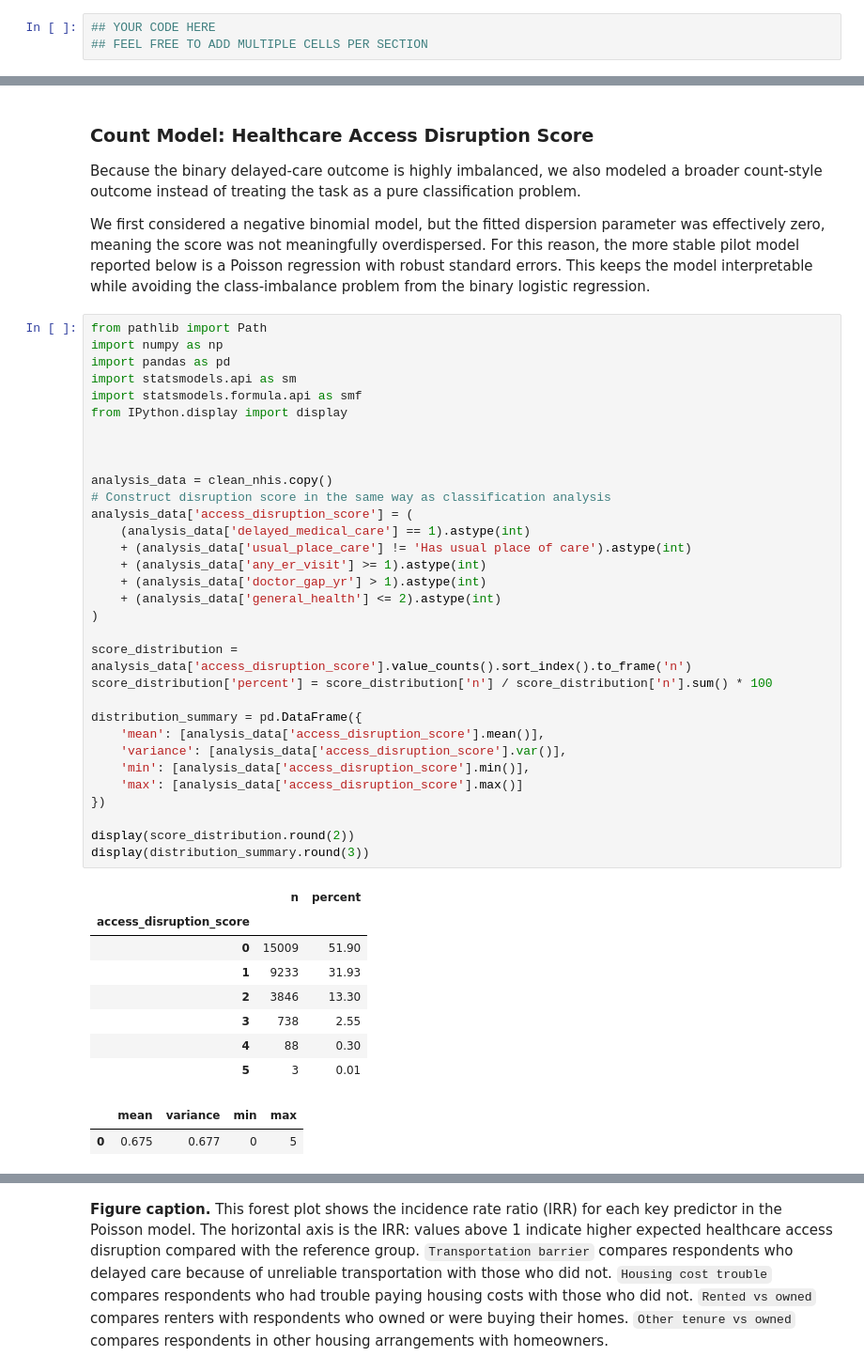
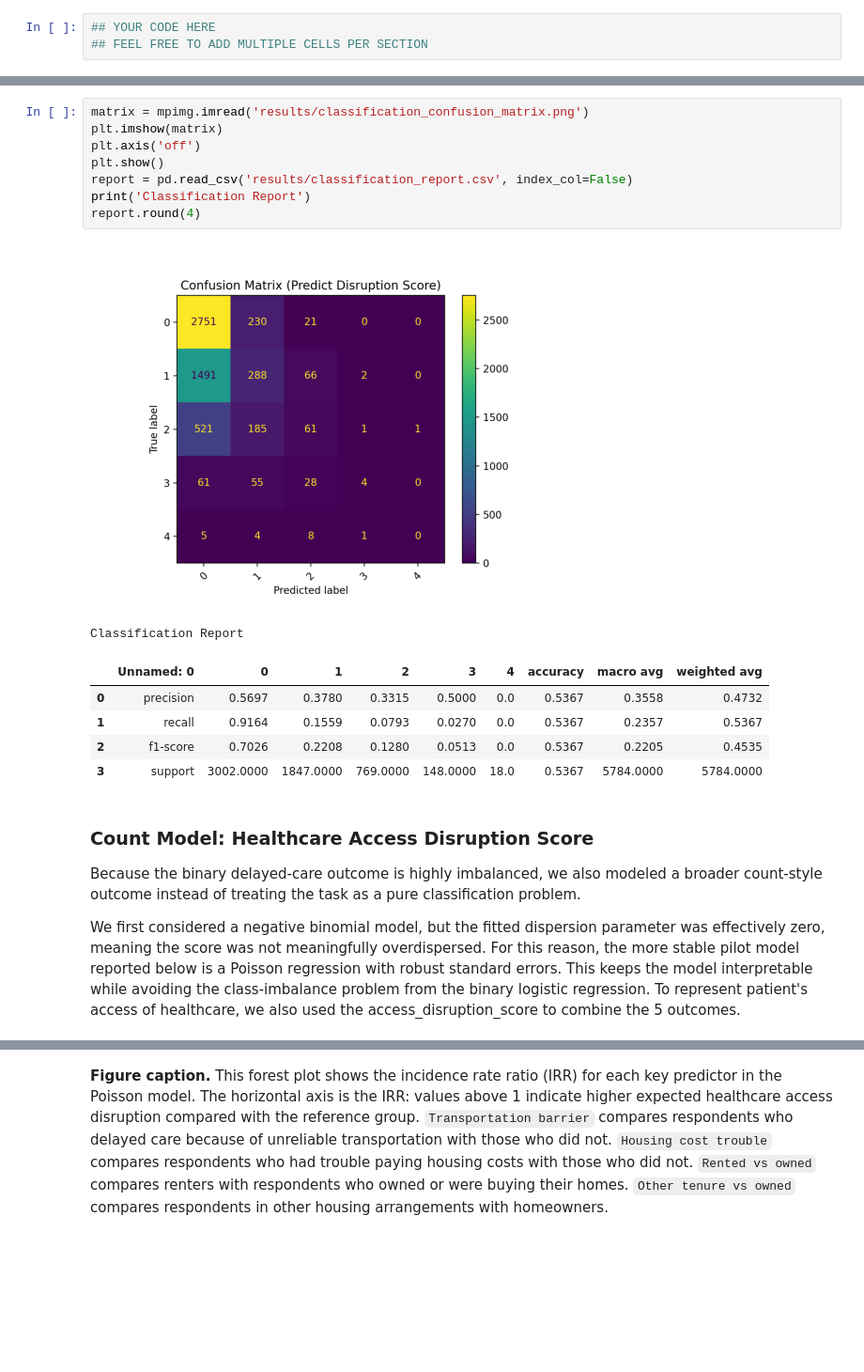
Before and after one commit to COGS108/Group-SP26-079, a Jupyter notebook: 03-FinalProject.ipynb, the cells around one changed output, grey strips where cells are left out. Shown at 94% size. Saved outputs shown, nothing was run; the diff lists cells and outputs as text; blank space fills up the shorter version.

Commit message:
final project model

```diff
--- a/03-FinalProject.ipynb
+++ b/03-FinalProject.ipynb
@@ -229,49 +167,22 @@ weighted avg       0.47      0.54      0.45      5784
+# %%
+matrix = mpimg.imread('results/classification_confusion_matrix.png')
+plt.imshow(matrix)
+plt.axis('off')
+plt.show()
+report = pd.read_csv('results/classification_report.csv', index_col=False)
+print('Classification Report')
+report.round(4)
+# %% [output]
+[figure, added]
+Classification Report
+|  | Unnamed: 0 | 0 | 1 | 2 | 3 | 4 | accuracy | macro avg | weighted avg |
+| 0 | precision | 0.5697 | 0.3780 | 0.3315 | 0.5000 | 0.0 | 0.5367 | 0.3558 | 0.4732 |
+| 1 | recall | 0.9164 | 0.1559 | 0.0793 | 0.0270 | 0.0 | 0.5367 | 0.2357 | 0.5367 |
+| 2 | f1-score | 0.7026 | 0.2208 | 0.1280 | 0.0513 | 0.0 | 0.5367 | 0.2205 | 0.4535 |
+| 3 | support | 3002.0000 | 1847.0000 | 769.0000 | 148.0000 | 18.0 | 0.5367 | 5784.0000 | 5784.0000 |
 # %% [markdown]
 ### Count Model: Healthcare Access Disruption Score
 
 Because the binary delayed-care outcome is highly imbalanced, we also modeled a broader count-style outcome instead of treating the task as a pure classification problem.
 
-We first considered a negative binomial model, but the fitted dispersion parameter was effectively zero, meaning the score was not meaningfully overdispersed. For this reason, the more stable pilot model reported below is a Poisson regression with robust standard errors. This keeps the model interpretable while avoiding the class-imbalance problem from the binary logistic regression.
+We first considered a negative binomial model, but the fitted dispersion parameter was effectively zero, meaning the score was not meaningfully overdispersed. For this reason, the more stable pilot model reported below is a Poisson regression with robust standard errors. This keeps the model interpretable while avoiding the class-imbalance problem from the binary logistic regression. To represent patient's access of healthcare, we also used the access_disruption_score to combine the 5 outcomes.
-# %%
-from pathlib import Path
-import numpy as np
-import pandas as pd
-import statsmodels.api as sm
-import statsmodels.formula.api as smf
-from IPython.display import display
-
-
-
-analysis_data = clean_nhis.copy()
-# Construct disruption score in the same way as classification analysis
-analysis_data['access_disruption_score'] = (
-    (analysis_data['delayed_medical_care'] == 1).astype(int)
-    + (analysis_data['usual_place_care'] != 'Has usual place of care').astype(int)
-    + (analysis_data['any_er_visit'] >= 1).astype(int)
-    + (analysis_data['doctor_gap_yr'] > 1).astype(int)
-    + (analysis_data['general_health'] <= 2).astype(int)
-)
-
-score_distribution = analysis_data['access_disruption_score'].value_counts().sort_index().to_frame('n')
-score_distribution['percent'] = score_distribution['n'] / score_distribution['n'].sum() * 100
-
-distribution_summary = pd.DataFrame({
-    'mean': [analysis_data['access_disruption_score'].mean()],
-    'variance': [analysis_data['access_disruption_score'].var()],
-    'min': [analysis_data['access_disruption_score'].min()],
-    'max': [analysis_data['access_disruption_score'].max()]
-})
-
-display(score_distribution.round(2))
-display(distribution_summary.round(3))
-# %% [output]
-|  | n | percent |
-| access_disruption_score |  |  |
-| 0 | 15009 | 51.90 |
-| 1 | 9233 | 31.93 |
-| 2 | 3846 | 13.30 |
-| 3 | 738 | 2.55 |
-| 4 | 88 | 0.30 |
-| 5 | 3 | 0.01 |
-|  | mean | variance | min | max |
-| 0 | 0.675 | 0.677 | 0 | 5 |
```
Also changed, not shown: parts of 21 cells of this notebook.
